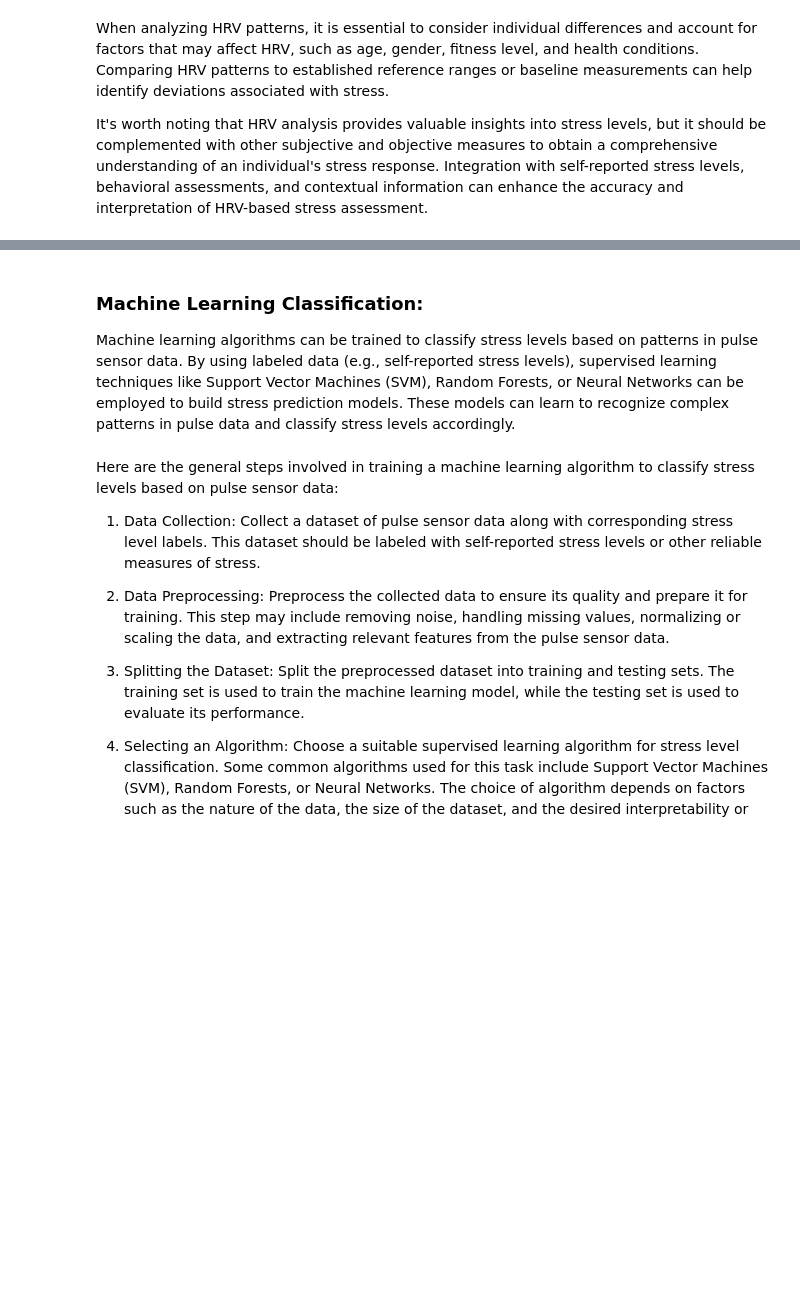
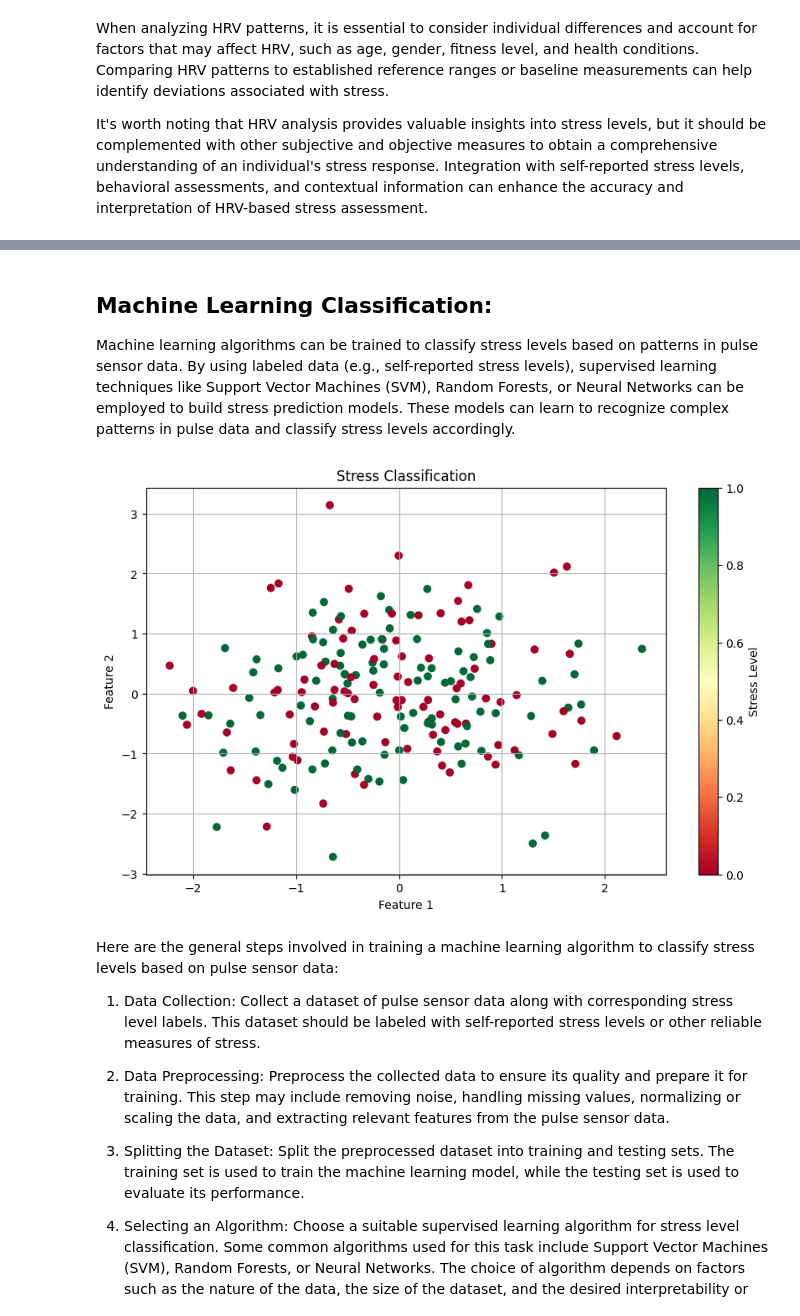
Before and after one commit to borisov5/Math_Concepts_for_Developers_March_2023, a Jupyter notebook: project for exam/Electrocardiography_project.ipynb, the cells around one changed output, grey strips where cells are left out. Cells and saved outputs as stored; diff of their text form; code cells hidden in the pictures; blank space fills up the shorter version.

```diff
--- a/project for exam/Electrocardiography_project.ipynb
+++ b/project for exam/Electrocardiography_project.ipynb
@@ -630,6 +752,22 @@ Stress can affect the amplitude of the pulse waveform, which is obtained from pu
 # %% [markdown]
-### Machine Learning Classification:
+## Machine Learning Classification:
    Machine learning algorithms can be trained to classify stress levels based on patterns in pulse sensor data. By using labeled data (e.g., self-reported stress levels), supervised learning techniques like Support Vector Machines (SVM), Random Forests, or Neural Networks can be employed to build stress prediction models. These models can learn to recognize complex patterns in pulse data and classify stress levels accordingly.
+# %%
+# Generate simulated data
+pulse_data = np.random.randn(200, 2)
+stress_labels = np.random.randint(0, 2, size=200)
+
+# Plotting the data points
+plt.figure(figsize=(10, 6))
+plt.scatter(pulse_data[:, 0], pulse_data[:, 1], c=stress_labels, cmap='RdYlGn')
+plt.xlabel('Feature 1')
+plt.ylabel('Feature 2')
+plt.title('Stress Classification')
+plt.colorbar(label='Stress Level')
+plt.grid(True)
+plt.show()
+# %% [output]
+[figure, added]
 # %% [markdown]
 Here are the general steps involved in training a machine learning algorithm to classify stress levels based on pulse sensor data:
 
```
Also changed, not shown: parts of 36 cells of this notebook.
